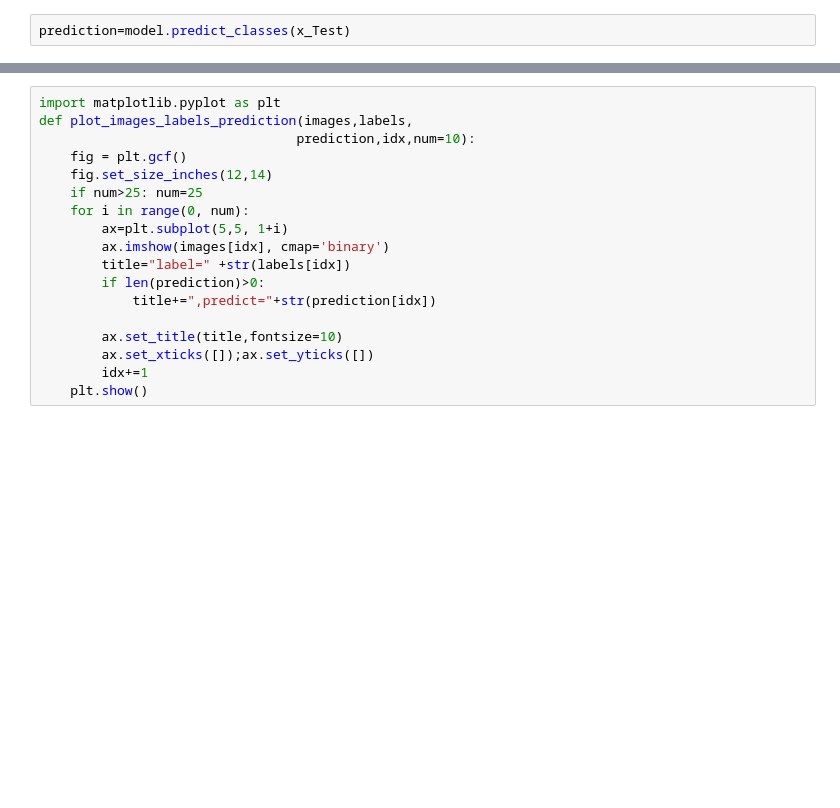
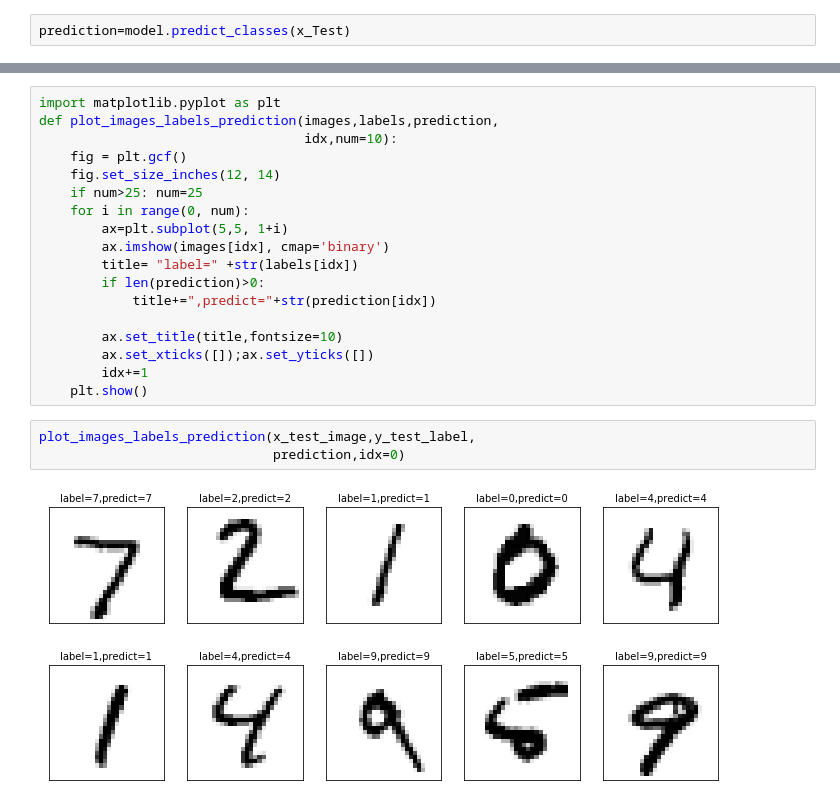
Before and after one commit to hander0928/1062multimedia_3B, a Jupyter notebook: hw_0613_3.ipynb, the cells around one changed output, grey strips where cells are left out. Saved outputs shown, nothing was run; the diff lists cells and outputs as text; blank space fills up the shorter version.

```diff
--- a/hw_0613_3.ipynb
+++ b/hw_0613_3.ipynb
@@ -78,14 +83,14 @@ array([80, 41, 68, ..., 80, 16, 80], dtype=int64)
 # %%
 import matplotlib.pyplot as plt
-def plot_images_labels_prediction(images,labels,
-                                 prediction,idx,num=10):
+def plot_images_labels_prediction(images,labels,prediction,
+                                  idx,num=10):
     fig = plt.gcf()
-    fig.set_size_inches(12,14)
+    fig.set_size_inches(12, 14)
     if num>25: num=25
     for i in range(0, num):
         ax=plt.subplot(5,5, 1+i)
         ax.imshow(images[idx], cmap='binary')
-        title="label=" +str(labels[idx])
+        title= "label=" +str(labels[idx])
         if len(prediction)>0:
             title+=",predict="+str(prediction[idx])
 
@@ -93,3 +98,8 @@ def plot_images_labels_prediction(images,labels,
         ax.set_xticks([]);ax.set_yticks([])
         idx+=1
     plt.show()
+# %%
+plot_images_labels_prediction(x_test_image,y_test_label,
+                              prediction,idx=0)
+# %% [output]
+[figure, added]
```
Also changed, not shown: parts of 18 cells of this notebook.
